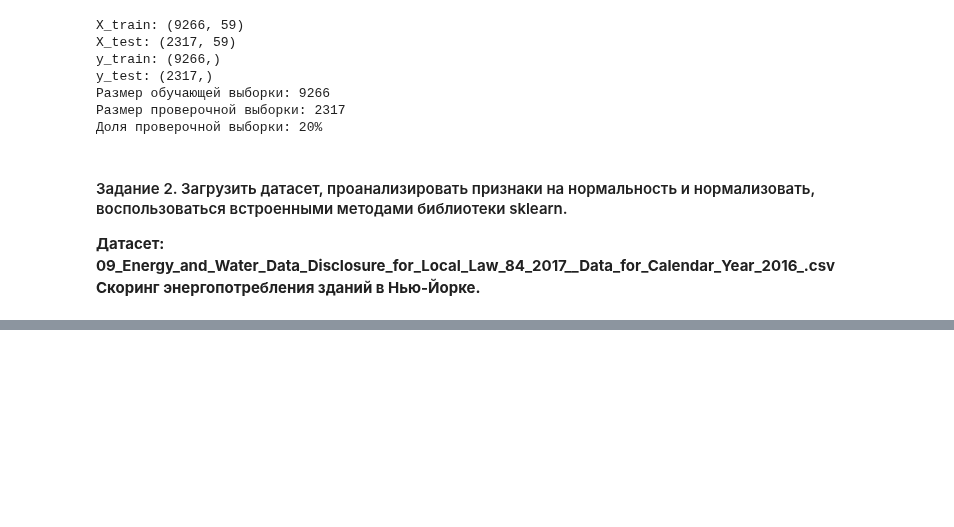
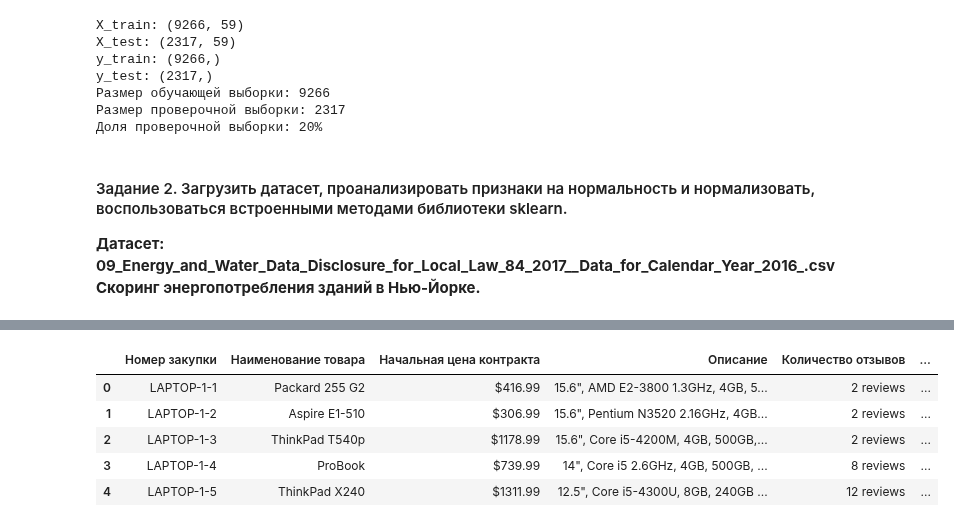
Before and after one commit to iGRiNNi/Big-Data, a Jupyter notebook: lab 4/lab_4.ipynb, the cells around one changed output, grey strips where cells are left out. Cells and saved outputs as stored; diff of their text form; code cells hidden in the pictures; blank space fills up the shorter version.

```diff
--- a/lab 4/lab_4.ipynb
+++ b/lab 4/lab_4.ipynb
@@ -97,0 +1334,91 @@ y_test: (2317,)
+# %%
+import requests
+
+from bs4 import BeautifulSoup
+from datetime import datetime, timedelta
+
+
+def parse_laptops_page(page_num):
+    url = f'https://webscraper.io/test-sites/e-commerce/static/computers/laptops?page={page_num}'
+
+    response = requests.get(url)
+    response.raise_for_status()
+
+    soup = BeautifulSoup(response.text, 'html.parser')
+
+    laptops = []
+
+    for laptop in soup.find_all('div', class_='card thumbnail'):
+        title_tag = laptop.find('a', class_='title')
+        price_tag = laptop.find('h4', class_='price')
+        description_tag = laptop.find('p', class_='description')
+        reviews_tag = laptop.find('p', class_='review-count')
+
+        title = title_tag.text.strip() if title_tag else 'Нет названия'
+        price = price_tag.text.strip() if price_tag else 'Нет цены'
+        description = description_tag.text.strip() if description_tag else 'Нет описания'
+        reviews = reviews_tag.text.strip() if reviews_tag else 'Нет отзывов'
+
+        publish_date = datetime(2024, 3, 1) + timedelta(days=page_num)
+        update_date = publish_date + timedelta(days=5)
+        submission_deadline = publish_date + timedelta(days=15)
+
+        purchase = {
+            'purchase_number': f'LAPTOP-{page_num}-{len(laptops) + 1}',
+            'product_name': title,
+            'contract_price': price,
+            'description': description,
+            'reviews': reviews,
+            'publish_date': publish_date.strftime('%Y-%m-%d'),
+            'update_date': update_date.strftime('%Y-%m-%d'),
+            'submission_deadline': submission_deadline.strftime('%Y-%m-%d')
+        }
+
+        laptops.append(purchase)
+
+    return laptops
+
+
+all_data = []
+
+for page in [1, 2, 3]:
+    print(f'\nПарсинг страницы {page}')
+
+    page_data = parse_laptops_page(page)
+    all_data.extend(page_data)
+
+    print(f'  Найдено записей: {len(page_data)}')
+
+
+df = pd.DataFrame(all_data)
+
+df.columns = [
+    'Номер закупки',
+    'Наименование товара',
+    'Начальная цена контракта',
+    'Описание',
+    'Количество отзывов',
+    'Дата размещения',
+    'Дата обновления',
+    'Окончание подачи заявок'
+]
+
+print(f'\nВсего собрано: {len(df)} записей')
+display(df.head())
+
+df.to_csv(
+    'parsed_laptop_purchases.csv',
+    index=False,
+    encoding='utf-8-sig'
+)
+
+print('\nФайл parsed_laptop_purchases.csv сохранен')
+
+print('\nСтатистика')
+print(f'Всего: {len(df)}')
+print(f'Уникальных товаров: {df["Наименование товара"].nunique()}')
+print(f'Диапазон цен: от {df["Начальная цена контракта"].min()} до {df["Начальная цена контракта"].max()}')
+
+print('\nРаспределение по количеству отзывов:')
+print(df['Количество отзывов'].value_counts())
+# %% [output]
@@ -97,0 +1435,6 @@ y_test: (2317,)
+|  | Номер закупки | Наименование товара | Начальная цена контракта | Описание | Количество отзывов | ... |
+| 0 | LAPTOP-1-1 | Packard 255 G2 | $416.99 | 15.6", AMD E2-3800 1.3GHz, 4GB, 5... | 2 reviews | ... |
+| 1 | LAPTOP-1-2 | Aspire E1-510 | $306.99 | 15.6", Pentium N3520 2.16GHz, 4GB... | 2 reviews | ... |
+| 2 | LAPTOP-1-3 | ThinkPad T540p | $1178.99 | 15.6", Core i5-4200M, 4GB, 500GB,... | 2 reviews | ... |
+| 3 | LAPTOP-1-4 | ProBook | $739.99 | 14", Core i5 2.6GHz, 4GB, 500GB, ... | 8 reviews | ... |
+| 4 | LAPTOP-1-5 | ThinkPad X240 | $1311.99 | 12.5", Core i5-4300U, 8GB, 240GB ... | 12 reviews | ... |
```
Also changed, not shown: parts of 10 cells of this notebook, 4 other files.
